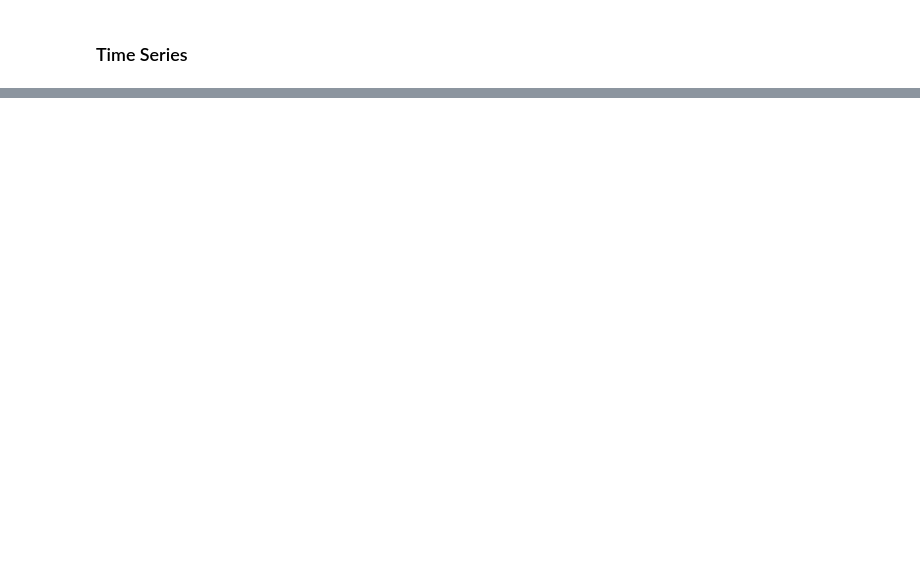
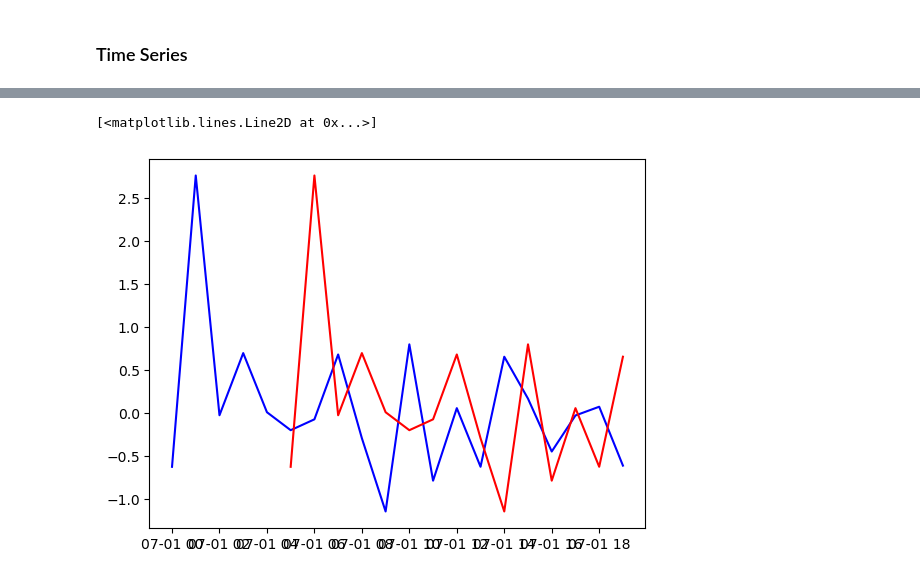
Before and after one commit to LuqDaMan/python-revision, a Jupyter notebook: timeseries_recap.ipynb, the cells around one changed output, grey strips where cells are left out. Cells and saved outputs as stored; diff of their text form; code cells hidden in the pictures; blank space fills up the shorter version.

Commit message:
Updated with basics of handling time series data

```diff
--- a/timeseries_recap.ipynb
+++ b/timeseries_recap.ipynb
@@ -22,0 +364,9 @@ df.set_index('Month').plot()
+# %%
+ts = pd.Series(np.random.randn(20),pd.date_range('7/1/16',freq = 'H',periods =20))
+ts_lagged = ts.shift(5) # notice it shifts into the future
+# %%
+plt.plot(ts, color = 'blue')
+plt.plot(ts_lagged, color = 'red')
+# %% [output]
+[<matplotlib.lines.Line2D at 0x...>]
+[figure, added]
```
Also changed, not shown: parts of 77 cells of this notebook.
